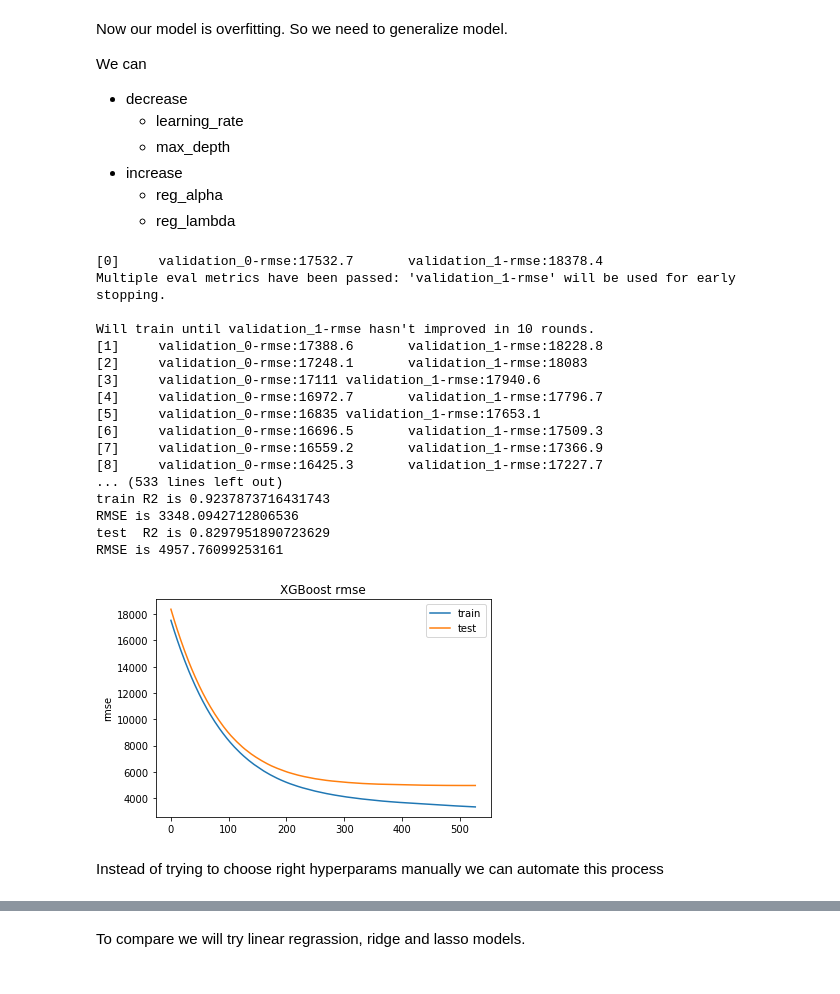
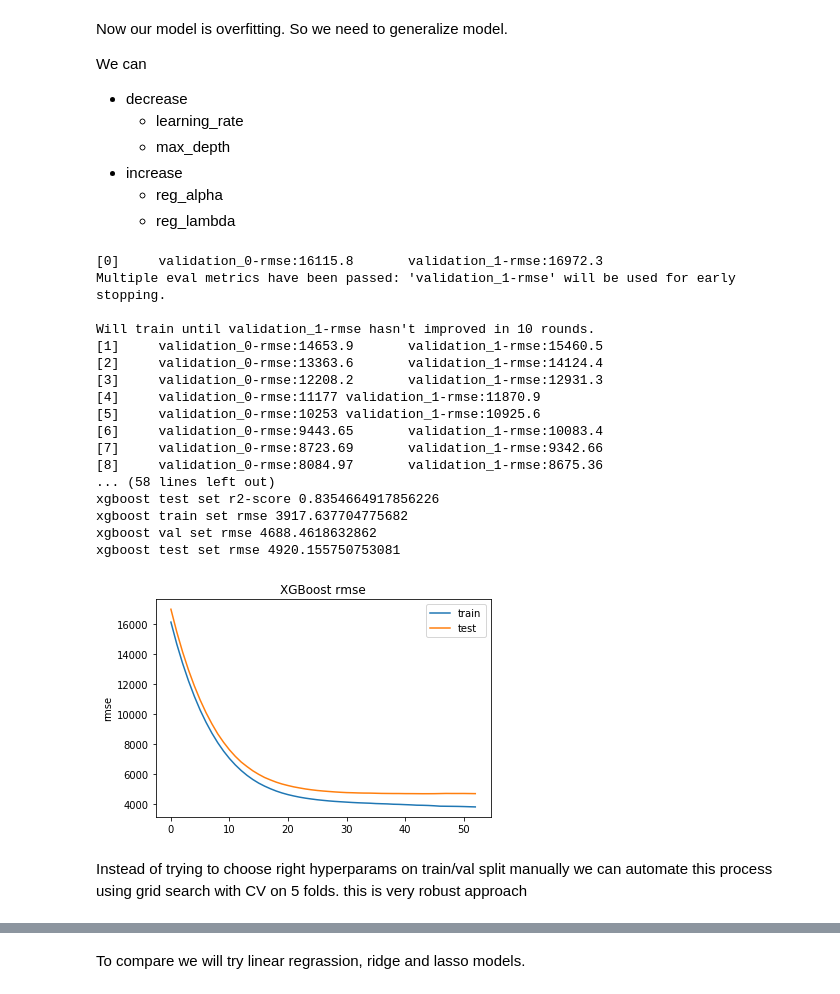
Before and after one commit to volynvlad/internship-task, a Jupyter notebook: internship_task.ipynb, the cells around one changed output, grey strips where cells are left out. Saved outputs shown, nothing was run; the diff lists cells and outputs as text; code cells hidden in the pictures.

Commit message:
changed XGBoostHelper class and added second pipeline

```diff
--- a/internship_task.ipynb
+++ b/internship_task.ipynb
@@ -312,4 +321,6 @@ X.shape, y.shape
 # %% [output]
 ((1338, 9), (1338,))
 # %%
-X_train, X_test, y_train, y_test = train_test_split(X, y, random_state=21, test_size=0.33)
+X_trainval, X_test, y_trainval, y_test = train_test_split(X, y, random_state=22, test_size=0.2)
+# %%
+X_train, X_val, y_train, y_val = train_test_split(X_trainval, y_trainval, random_state=23, test_size=0.2)
@@ -411,46 +452,51 @@ We can
      * reg_alpha
      * reg_lambda
 # %%
-xgboost_params = {'gamma':0,
-                 'learning_rate':0.01,
-                 'max_depth':6,
-                 'min_child_weight':1,
-                 'n_estimators':1000,
-                 'reg_alpha':5,
-                 'reg_lambda':10,
-                 'subsample':0.7,
-                 'objective':'reg:squarederror'}
-xgboost_helper = XGBoostHelper(xgboost_params)
-xgboost_helper.train(eval_set)
-xgboost_helper.results(X_train, y_train, X_test, y_test)
+xgboost_params = {
+                #'gamma':0,
+                'learning_rate':0.1,
+                'max_depth':3,
+                'min_child_weight':2,
+                'n_estimators':1000,
+                #'reg_alpha':5,
+                #'reg_lambda':10,
+                'subsample':0.9,
+                'subsample_bycol':0.9,
+                'objective':'reg:squarederror'
+                }
+xgboost_helper = XGBoostHelper(xgboost_params,
+                               datasets=((X_train, y_train), (X_val, y_val), (X_test, y_test)),
+                               early_stopping_rounds=10)
+xgboost_helper.train()
 # %% [output]
-[0]     validation_0-rmse:17532.7       validation_1-rmse:18378.4
+[0]     validation_0-rmse:16115.8       validation_1-rmse:16972.3
 Multiple eval metrics have been passed: 'validation_1-rmse' will be used for early stopping.
 
 Will train until validation_1-rmse hasn't improved in 10 rounds.
-[1]     validation_0-rmse:17388.6       validation_1-rmse:18228.8
-[2]     validation_0-rmse:17248.1       validation_1-rmse:18083
-[3]     validation_0-rmse:17111 validation_1-rmse:17940.6
-[4]     validation_0-rmse:16972.7       validation_1-rmse:17796.7
-[5]     validation_0-rmse:16835 validation_1-rmse:17653.1
-[6]     validation_0-rmse:16696.5       validation_1-rmse:17509.3
-[7]     validation_0-rmse:16559.2       validation_1-rmse:17366.9
-[8]     validation_0-rmse:16425.3       validation_1-rmse:17227.7
-... (533 lines left out)
-train R2 is 0.9237873716431743
-RMSE is 3348.0942712806536
-test  R2 is 0.8297951890723629
-RMSE is 4957.76099253161
+[1]     validation_0-rmse:14653.9       validation_1-rmse:15460.5
+[2]     validation_0-rmse:13363.6       validation_1-rmse:14124.4
+[3]     validation_0-rmse:12208.2       validation_1-rmse:12931.3
+[4]     validation_0-rmse:11177 validation_1-rmse:11870.9
+[5]     validation_0-rmse:10253 validation_1-rmse:10925.6
+[6]     validation_0-rmse:9443.65       validation_1-rmse:10083.4
+[7]     validation_0-rmse:8723.69       validation_1-rmse:9342.66
+[8]     validation_0-rmse:8084.97       validation_1-rmse:8675.36
+... (58 lines left out)
+xgboost test set r2-score 0.8354664917856226
+xgboost train set rmse 3917.637704775682
+xgboost val set rmse 4688.4618632862
+xgboost test set rmse 4920.155750753081
 # %%
 results = xgboost_helper.results_
+len(results)
 fig, ax = plt.subplots()
 ax.plot(results['validation_0']['rmse'], label='train')
 ax.plot(results['validation_1']['rmse'], label='test')
 ax.legend()
 plt.ylabel('rmse')
 plt.title('XGBoost rmse')
 plt.show()
 # %% [output]
-[figure, old version]
+[figure, new version]
 # %% [markdown]
-Instead of trying to choose right hyperparams manually we can automate this process
+Instead of trying to choose right hyperparams on train/val split manually we can automate this process using grid search with CV on 5 folds. this is very robust approach
```
Also changed, not shown: parts of 55 cells of this notebook.
